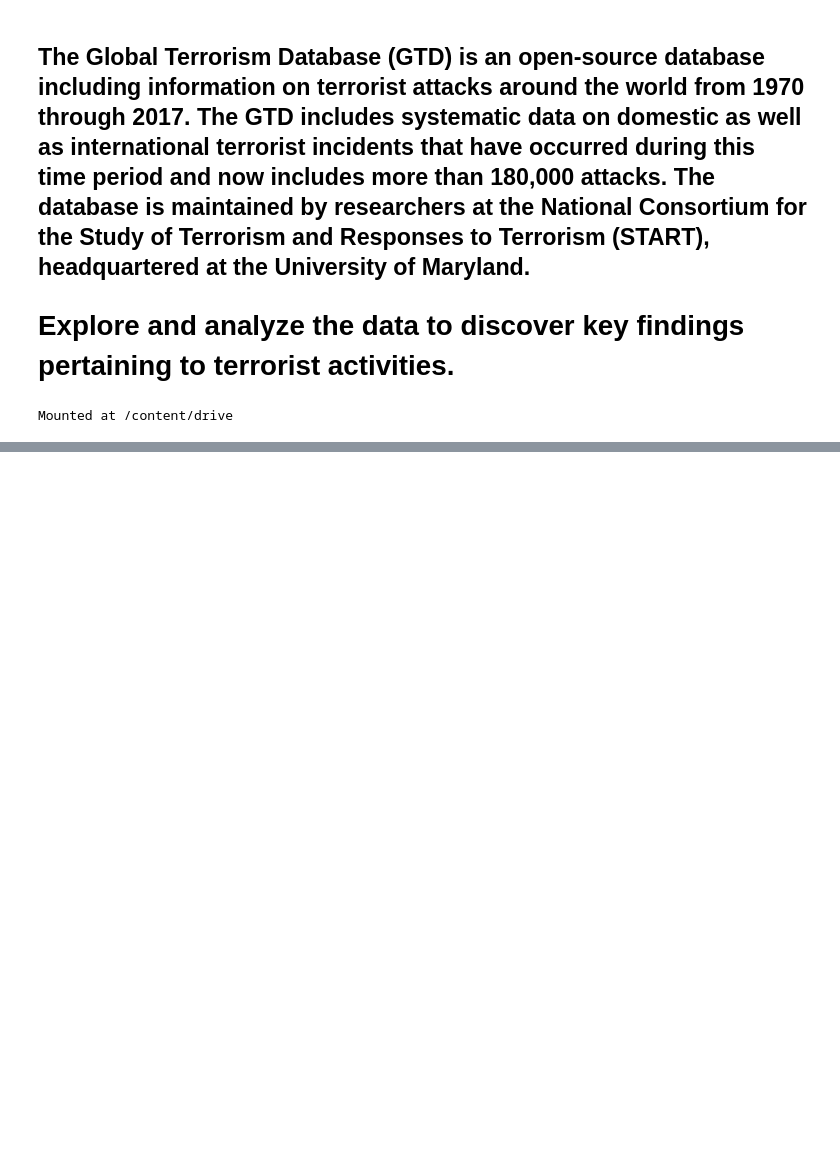
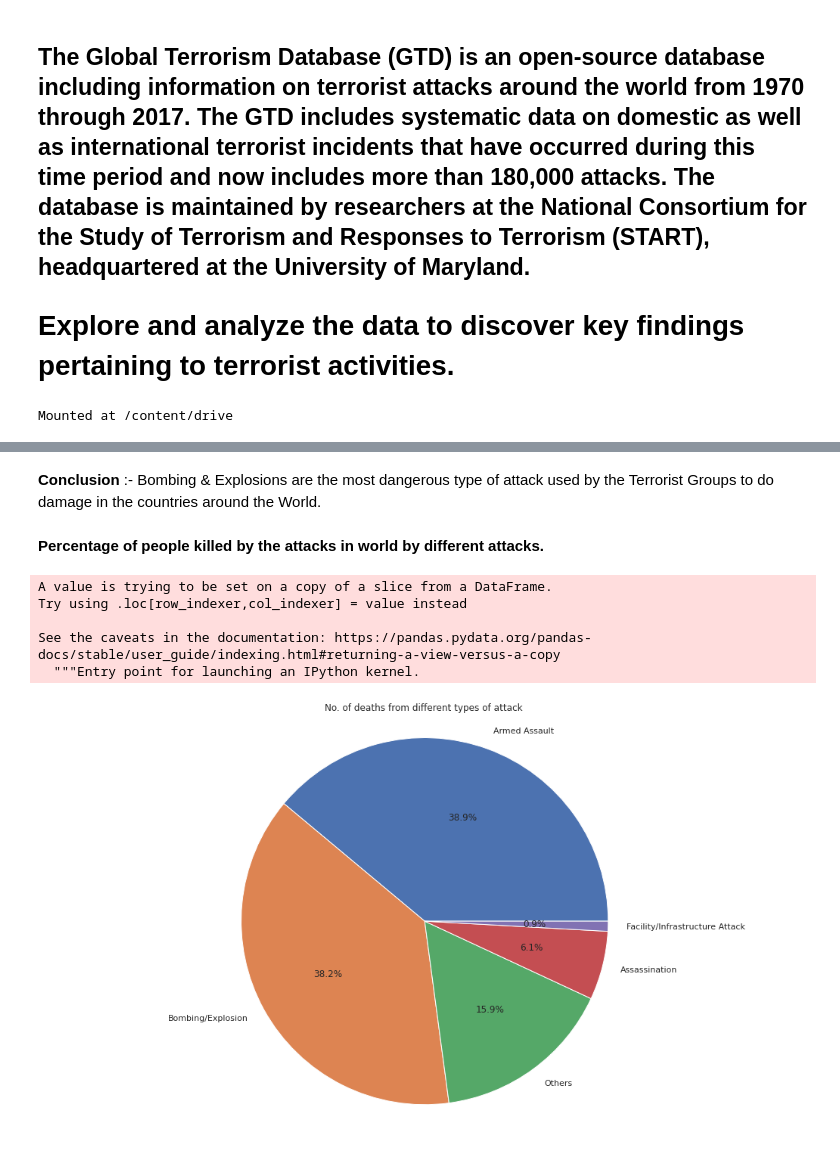
Before and after one commit to ayushjn1995/global_terrorism, a Jupyter notebook: CH_Ayush_Jain_Global_Terrorism_Analysis_Capstone_Project.ipynb, the cells around one changed output, grey strips where cells are left out. Drawn from its saved outputs; the diff is of its cells as text; code cells hidden in the pictures; blank space fills up the shorter version.

```diff
--- a/CH_Ayush_Jain_Global_Terrorism_Analysis_Capstone_Project.ipynb
+++ b/CH_Ayush_Jain_Global_Terrorism_Analysis_Capstone_Project.ipynb
@@ -48,0 +88,24 @@ df.shape
+# %% [markdown]
+**Conclusion** :- Bombing & Explosions are the most dangerous type of attack used by the Terrorist Groups to do damage in the countries around the World.
+# %% [markdown]
+**Percentage of people killed by the attacks in world by different attacks.**
+# %%
+sub_df["Damage"] = sub_df["total_kills"]
+damage_done = sub_df.groupby('attack_type').agg({'Damage':'sum'}).sort_values('Damage',ascending=False)
+damage_done.reset_index(inplace = True)
+damage_done.loc[2,"Damage"] = damage_done.loc[2,"Damage"] + damage_done.loc[4,"Damage"] + damage_done.loc[5,"Damage"] + damage_done.loc[6,"Damage"] + damage_done.loc[8,"Damage"]
+damage_done = damage_done.drop([4,5,6,8])
+damage_done.reset_index(inplace = True)
+my_labels = ["Armed Assault",	"Bombing/Explosion",	"Others",	"Assassination","Facility/Infrastructure Attack"]
+plt.rcParams['figure.figsize']=(18,10)
+plt.pie(damage_done["Damage"],labels=my_labels,autopct='%1.1f%%')
+plt.title('No. of deaths from different types of attack')
+plt.axis('equal')
+plt.show()
+# %% [output]
+A value is trying to be set on a copy of a slice from a DataFrame.
+Try using .loc[row_indexer,col_indexer] = value instead
+
+See the caveats in the documentation: https://pandas.pydata.org/pandas-docs/stable/user_guide/indexing.html#returning-a-view-versus-a-copy
+  """Entry point for launching an IPython kernel.
+[figure, added]
```
Also changed, not shown: parts of 15 cells of this notebook.
